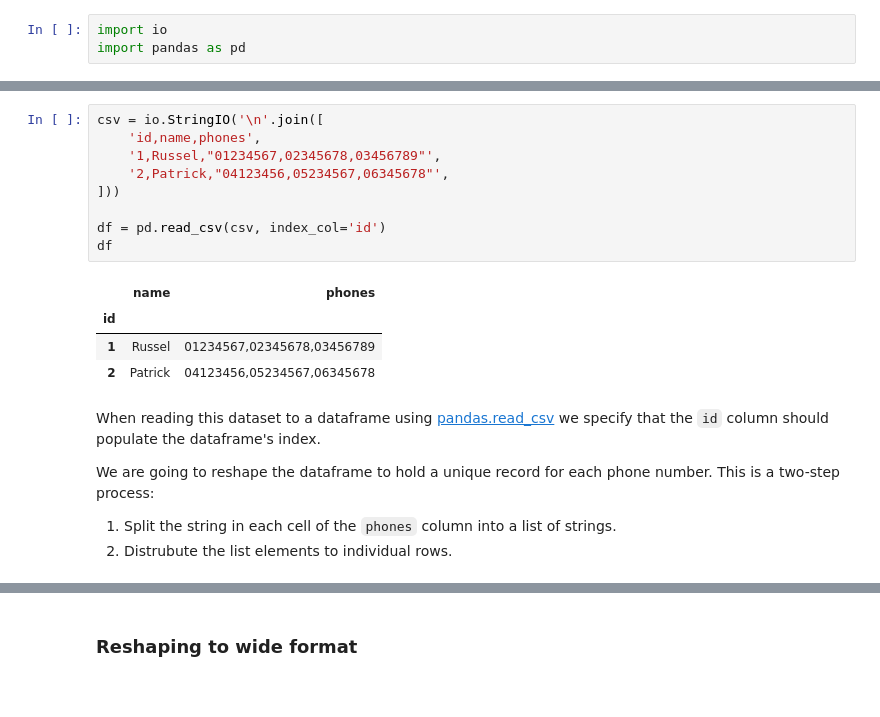
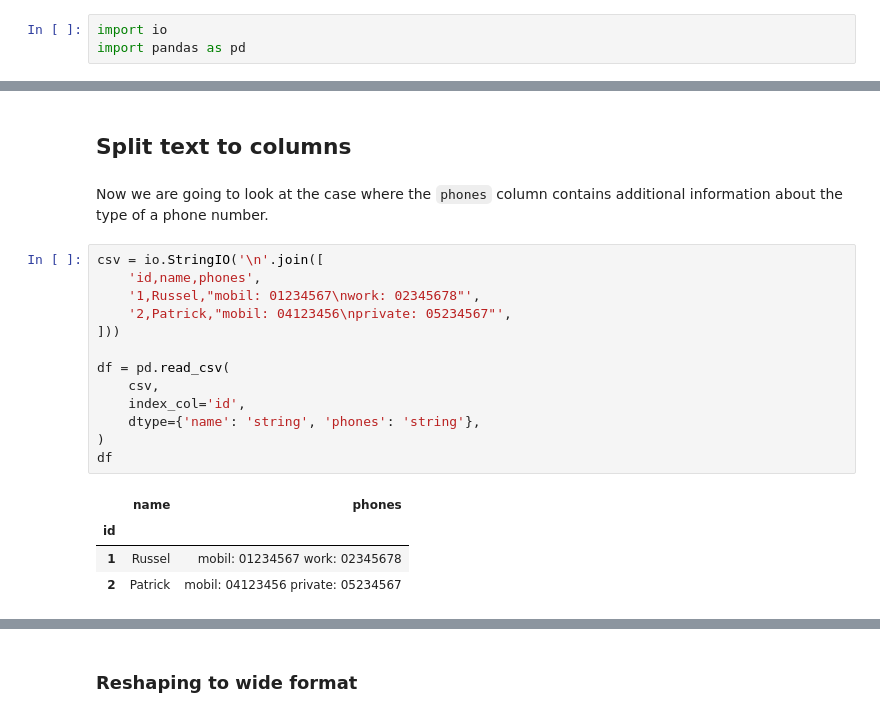
Before and after one commit to tzelleke/jupyter-notebooks, a Jupyter notebook: pandas/string-processing.ipynb, the cells around one changed output, grey strips where cells are left out. Saved outputs shown, nothing was run; the diff lists cells and outputs as text.

```diff
--- a/pandas/string-processing.ipynb
+++ b/pandas/string-processing.ipynb
@@ -29,21 +76,22 @@ In this dataset the `phones` column contains multiple phone numbers separated by
+# %% [markdown]
+## Split text to columns
+# %% [markdown]
+Now we are going to look at the case where the `phones` column contains additional information about the type of a phone number.
 # %%
 csv = io.StringIO('\n'.join([
     'id,name,phones',
-    '1,Russel,"01234567,02345678,03456789"',
-    '2,Patrick,"04123456,05234567,06345678"',
+    '1,Russel,"mobil: 01234567\nwork: 02345678"',
+    '2,Patrick,"mobil: 04123456\nprivate: 05234567"',
 ]))
 
-df = pd.read_csv(csv, index_col='id')
+df = pd.read_csv(
+    csv,
+    index_col='id',
+    dtype={'name': 'string', 'phones': 'string'},
+)
 df
 # %% [output]
 |  | name | phones |
 | id |  |  |
-| 1 | Russel | 01234567,02345678,03456789 |
-| 2 | Patrick | 04123456,05234567,06345678 |
+| 1 | Russel | mobil: 01234567 work: 02345678 |
+| 2 | Patrick | mobil: 04123456 private: 05234567 |
-# %% [markdown]
-When reading this dataset to a dataframe using [pandas.read_csv](https://pandas.pydata.org/docs/reference/api/pandas.read_csv.html) we specify that the `id` column should populate the dataframe's index.
-
-We are going to reshape the dataframe to hold a unique record for each phone number. This is a two-step process:
-
-1.   Split the string in each cell of the `phones` column into a list of strings.
-2.   Distrubute the list elements to individual rows.
```
Also changed, not shown: parts of 31 cells of this notebook.
